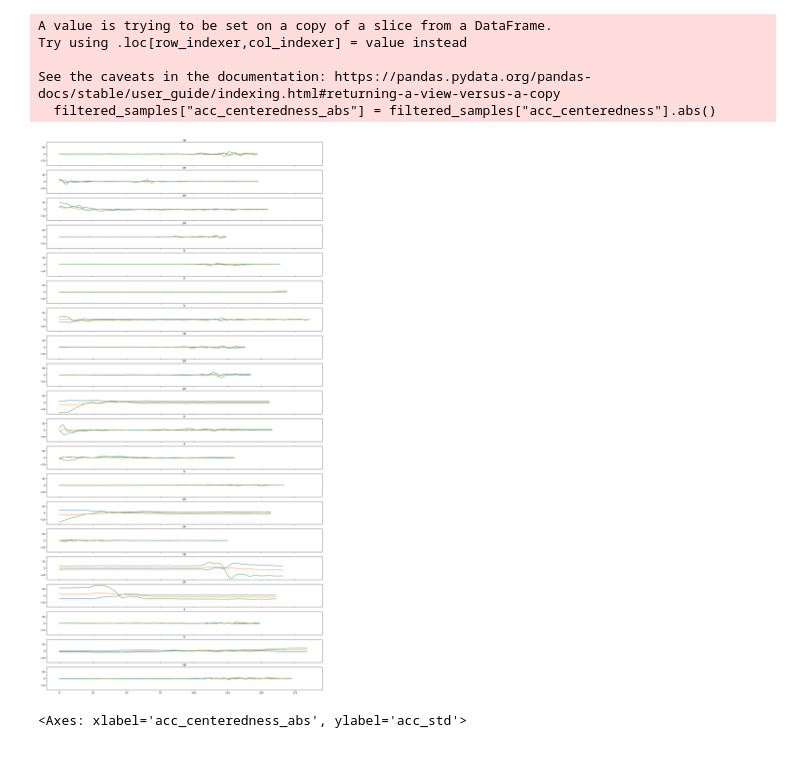
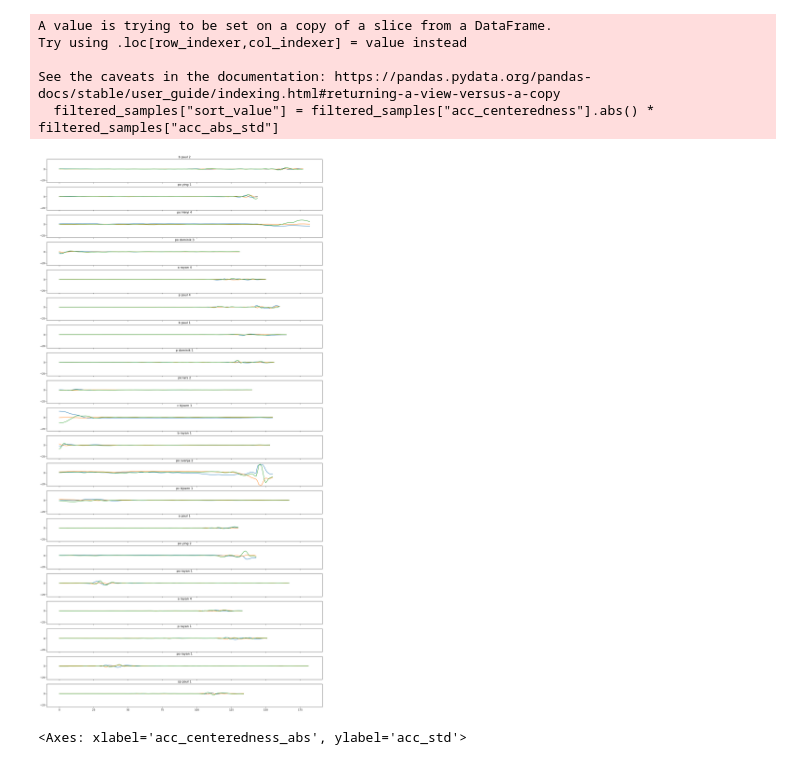
Before and after one commit to larshaupt/WristPPG, a Jupyter notebook: scripts/analyze_data.ipynb, the cells around one changed output. Saved outputs shown, nothing was run; the diff lists cells and outputs as text; code cells hidden in the pictures.

```diff
--- a/scripts/analyze_data.ipynb
+++ b/scripts/analyze_data.ipynb
@@ -84,6 +119,10 @@ def centeredness(signal):
     signal_normalized = np.abs((signal - signal.mean()) / signal.std())
     centroid = (signal_normalized * np.arange(len(signal_normalized))).sum() / signal_normalized.sum()
     return centroid - len(signal_normalized) / 2
+
+def abs_std(signal):
+    signal_normalized = np.abs((signal - signal.mean()) / signal.std())
+    return np.std(np.abs(signal_normalized))
 
 
 def compute_magnitudes(samples):
@@ -114,14 +153,15 @@ metrics = {
     "energy": signal_energy,
     "mean": signal_mean,
     "std": signal_std,
-    "centeredness": centeredness
+    "centeredness": centeredness,
+    "abs_std": abs_std
 }
 # %%
 sample_dict = defaultdict(list)
 
 samples = []
 
-for file in all_files:
+for file in all_files[:200]:
 
     sample = import_hdf5_session(file, fixed_length=None)
     sample = compute_magnitudes(sample)
@@ -156,26 +201,26 @@ sample_df["acc_centeredness"].hist(bins=100)
 # %%
 filtered_samples = sample_df[(~sample_df["label"].isin(["o", "pbd", "prr", "prl"]))]
-filtered_samples["acc_centeredness_abs"] = filtered_samples["acc_centeredness"].abs()
-ids = filtered_samples.sort_values("acc_centeredness_abs", ascending=False).head(20)["id"]
+filtered_samples["sort_value"] = filtered_samples["acc_centeredness"].abs() * filtered_samples["acc_abs_std"]
+ids = filtered_samples.sort_values("sort_value", ascending=False).head(20)["id"]
 
 
 
 
 fig, axes = plt.subplots(len(ids), 1, figsize=(20, 2*len(ids)), sharex=True, sharey=True)
 for i, id_ in enumerate(ids):
     sample = samples[id_]
     axes[i].plot(sample["acc_z"] - sample["acc_z"].mean())
     axes[i].plot(sample["acc_x"] - sample["acc_x"].mean())
     axes[i].plot(sample["acc_y"] - sample["acc_y"].mean())
     sample
-    axes[i].set_title(sample["label"])
+    axes[i].set_title(sample["label"] + " " + sample["participant"] + " " + sample["session"])
 # %% [output]
 A value is trying to be set on a copy of a slice from a DataFrame.
 Try using .loc[row_indexer,col_indexer] = value instead
 
 See the caveats in the documentation: https://pandas.pydata.org/pandas-docs/stable/user_guide/indexing.html#returning-a-view-versus-a-copy
-  filtered_samples["acc_centeredness_abs"] = filtered_samples["acc_centeredness"].abs()
+  filtered_samples["sort_value"] = filtered_samples["acc_centeredness"].abs() * filtered_samples["acc_abs_std"]
-[figure, old version]
+[figure, new version]
 # %%
 filtered_samples.plot.scatter(x="acc_centeredness_abs", y="acc_std", c="participant_id", colormap="viridis")
 # %% [output]
```
Also changed, not shown: parts of 20 cells of this notebook, 2 other files.
